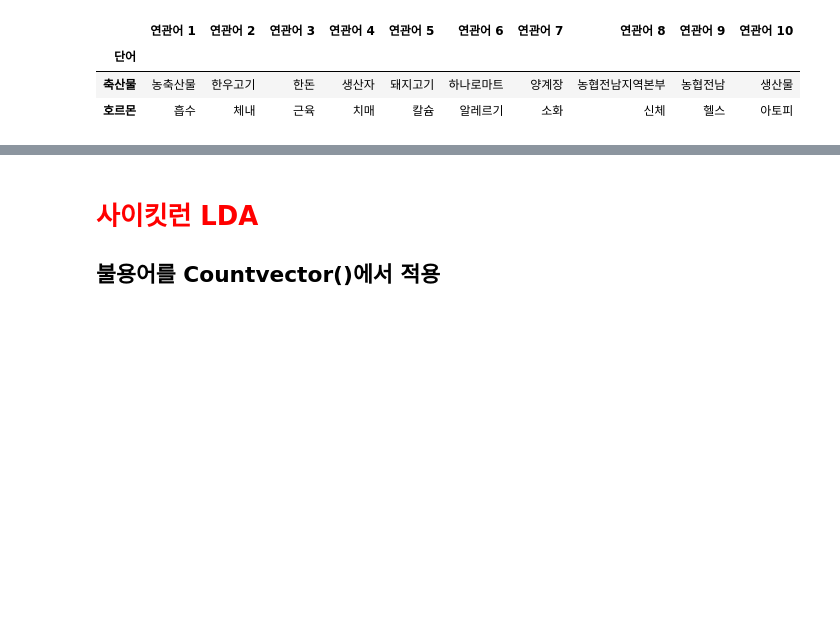
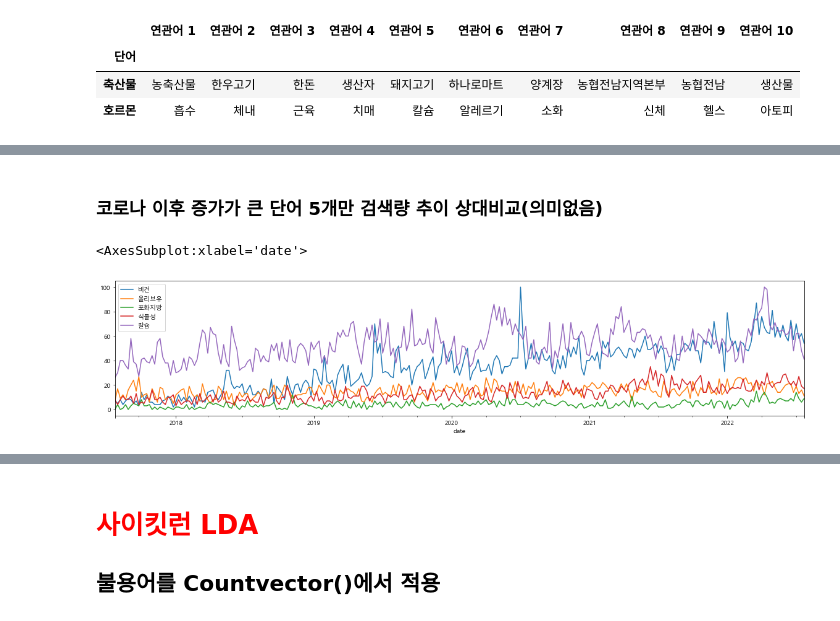
Before and after one commit to ancestor9/webscrap_LDA, a Jupyter notebook: 2022_10_LDA_gensim.ipynb, the cells around one changed output, grey strips where cells are left out. Cells and saved outputs as stored; diff of their text form; code cells hidden in the pictures; blank space fills up the shorter version.

```diff
--- a/2022_10_LDA_gensim.ipynb
+++ b/2022_10_LDA_gensim.ipynb
@@ -1300,0 +1067,9 @@ df
+# %% [markdown]
+### 코로나 이후 증가가 큰 단어 5개만 검색량 추이 상대비교(의미없음)
+# %%
+kw_list =['비건', '올리브유', '포화지방', '식물성', '칼슘']
+pytrends.build_payload(kw_list, timeframe='today 5-y', geo='KR')
+pytrends.interest_over_time().plot(figsize=(20,4))
+# %% [output]
+<AxesSubplot:xlabel='date'>
+[figure, added]
```
Also changed, not shown: parts of 74 cells of this notebook.
